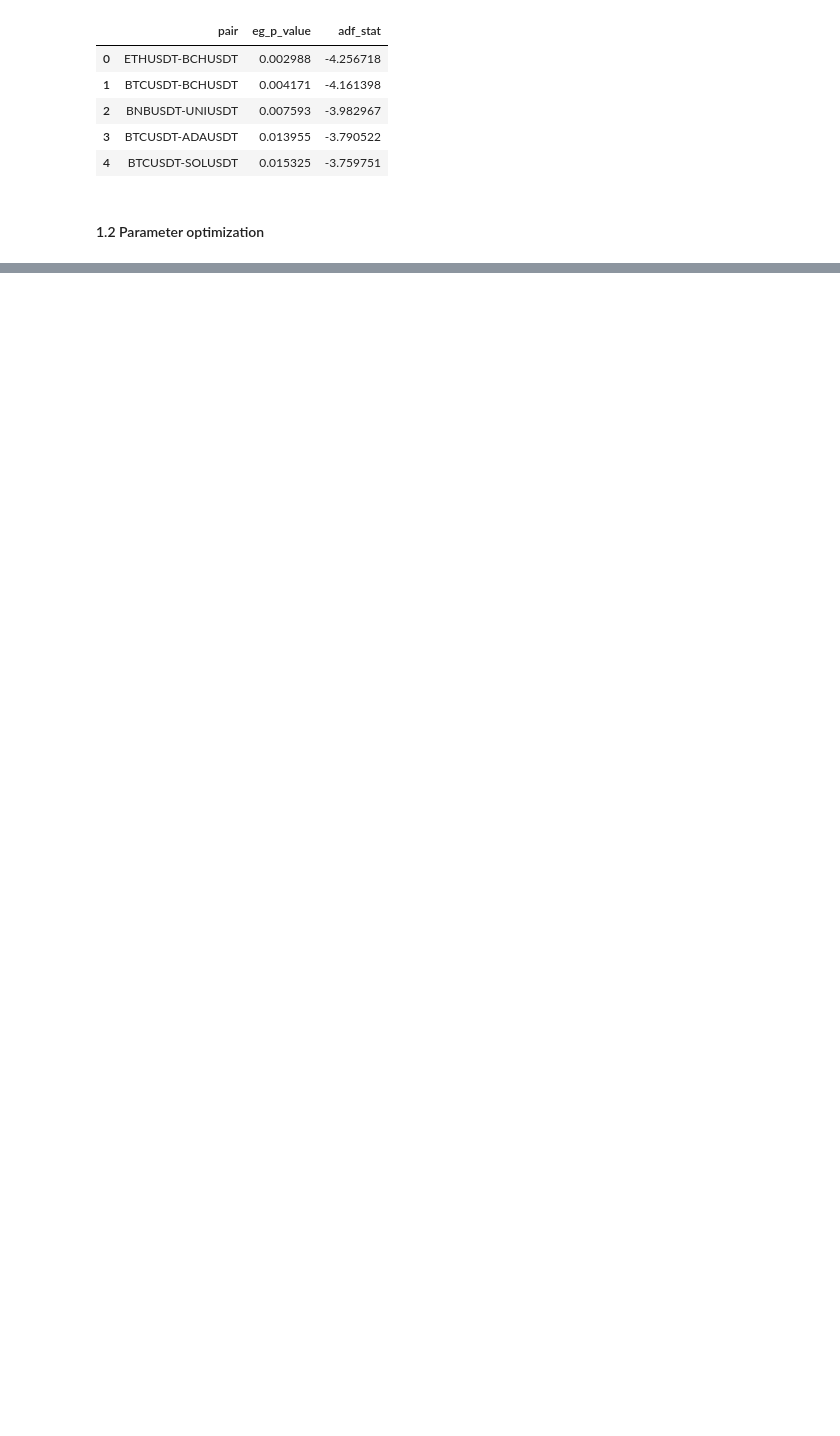
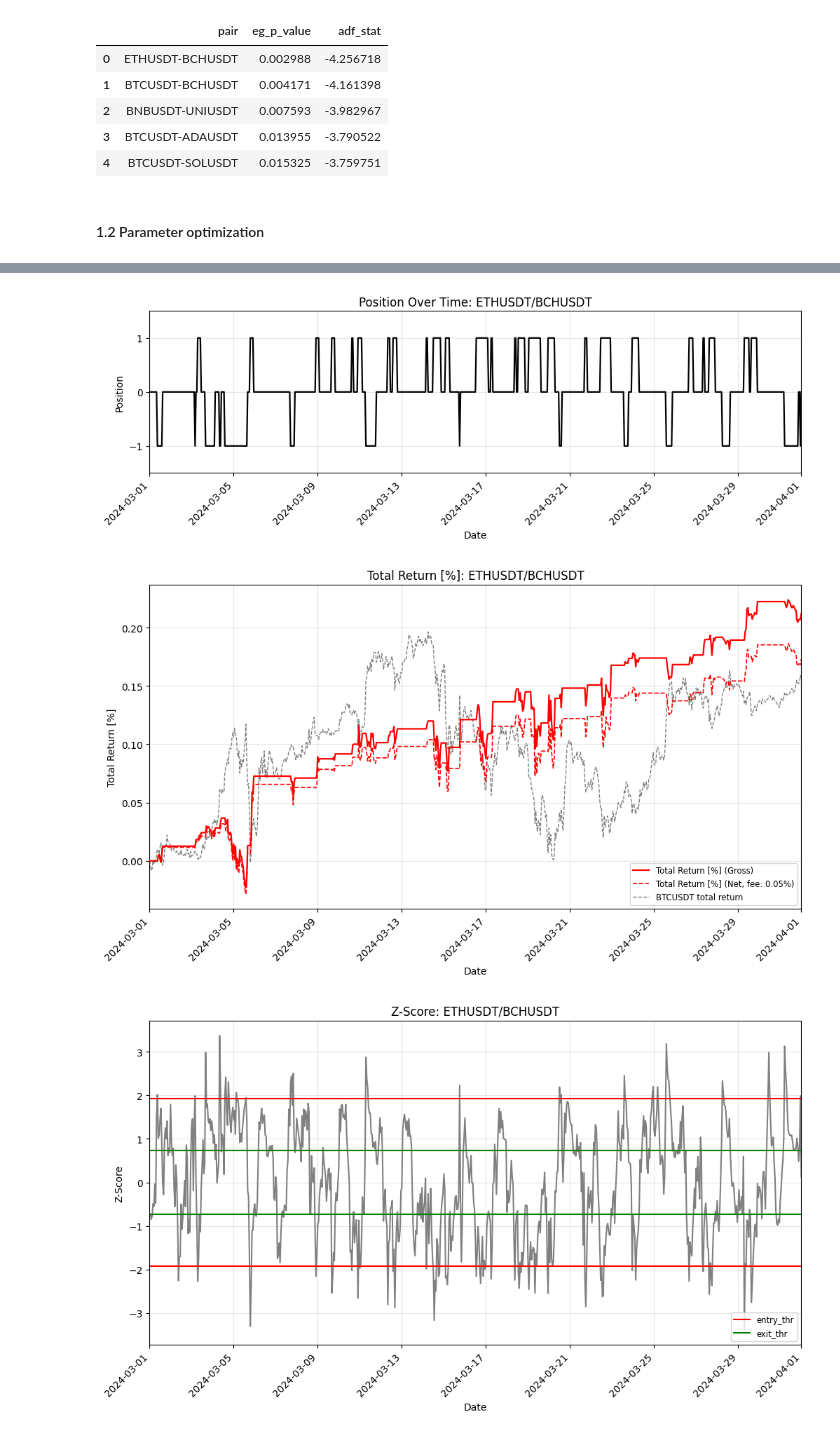
Before and after one commit to damianlebiedz/research-paper, a Jupyter notebook: notebooks/top5_test.ipynb, the cells around one changed output, grey strips where cells are left out. Cells and saved outputs as stored; diff of their text form; code cells hidden in the pictures; blank space fills up the shorter version.

```diff
--- a/notebooks/top5_test.ipynb
+++ b/notebooks/top5_test.ipynb
@@ -115,0 +55,77 @@ summary.data
+# %%
+from modules.data_services.data_utils import add_returns
+from modules.data_services.data_loaders import load_pair
+from skopt.space import Integer, Real
+from modules.data_services.data_models import Pair
+from modules.performance.strategy import (
+    calculate_stats,
+    calc_bayesian_params,
+    single_pair_strategy
+)
+from modules.visualization.plots import plot_positions, plot_zscore, plot_pnl
+
+# Perform Bayesian Optimization
+param_space = [
+    Integer(2, 600, name="rolling_window"),
+    Real(1.0, 5.0, name="entry_threshold"),
+    Real(0.0, 3.0, name="exit_threshold"),
+    Real(1.0, 3.0, name="stop_loss"),
+]
+metric = ("sortino_ratio_annual", "0.05% fee")
+minimize = False  # Maximize metric
+
+pairs = []
+for ticker in tickers:
+    ticker_x = ticker.split('-')[0]
+    ticker_y = ticker.split('-')[1]
+    print(f"Pair: {ticker_x}/{ticker_y}")
+
+    best_params, best_score = calc_bayesian_params(ticker_x, ticker_y, fee_rate, initial_cash, position_size,
+                                                   pre_training_start, training_start, training_end,
+                                                   interval, beta_hedge, is_spread, param_space, metric,
+                                                   minimize)
+    print(best_params)
+    print(best_score)
+
+    # === 2. Test ===
+
+    # Load pair and calculate returns
+    pair = load_pair(x=ticker_x, y=ticker_y, start=pre_test_start, end=test_end, interval=interval)
+    add_returns(pair)
+
+    entry_threshold = best_params["entry_threshold"]
+    exit_threshold = best_params["exit_threshold"]
+    stop_loss = best_params["stop_loss"]
+    rolling_window = best_params["rolling_window"]
+
+    # Run strategy
+    pair.test_start = test_start
+    pair.fee_rate = fee_rate
+    pair.initial_cash = initial_cash
+
+    single_pair_strategy(pair, rolling_window, entry_threshold, exit_threshold, stop_loss, position_size,
+                         beta_hedge, is_spread)
+    print(pair.data.drop(columns=['total_return', 'total_fees', 'net_return']))
+
+    # Calculate statistics
+    pair.stats = calculate_stats(pair)
+    print(pair.stats)
+
+    pairs.append(pair)
+
+    # Visualization
+    plot_positions(pair, 'multi_pair_strategy', True, True)
+
+    btc_data = load_data(
+        tickers=['BTCUSDT'],
+        start=test_start,
+        end=test_end,
+        interval=interval,
+    )
+    btc_data['BTC_return'] = btc_data['BTCUSDT'].pct_change()
+    btc_data.loc[btc_data.index[0], 'BTC_return'] = 0.0
+    btc_data['BTC_cum_return'] = (1 + btc_data['BTC_return']).cumprod() - 1
+
+    plot_pnl(pair, btc_data, 'multi_pair_strategy', True, True)
+    plot_zscore(pair)
+# %% [output]
@@ -115,0 +149,3 @@ summary.data
+[figure, added]
+[figure, added]
+[figure, added]
```
Also changed, not shown: parts of 14 cells of this notebook, 3 other files.
